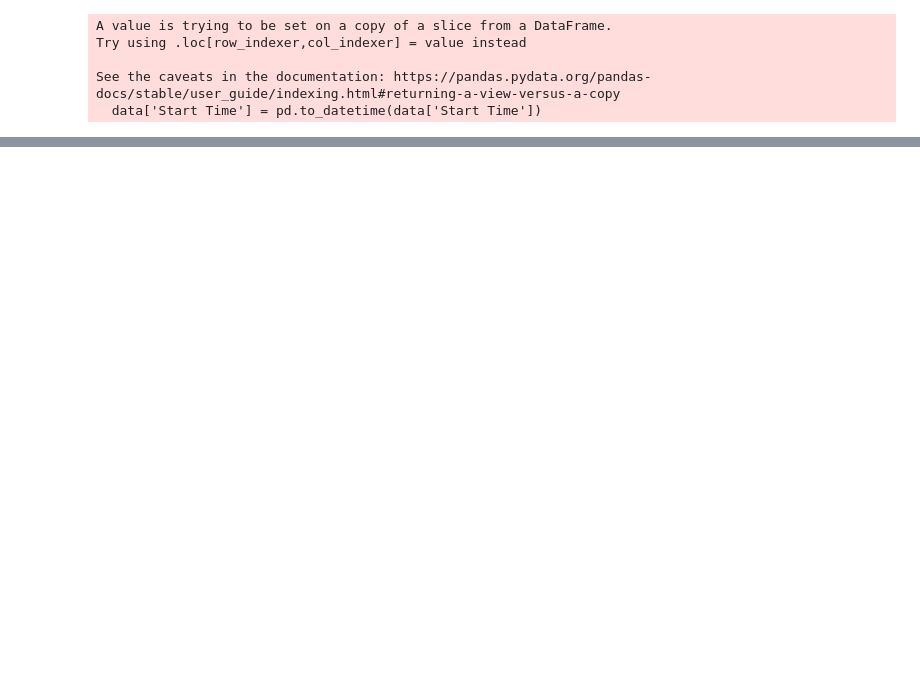
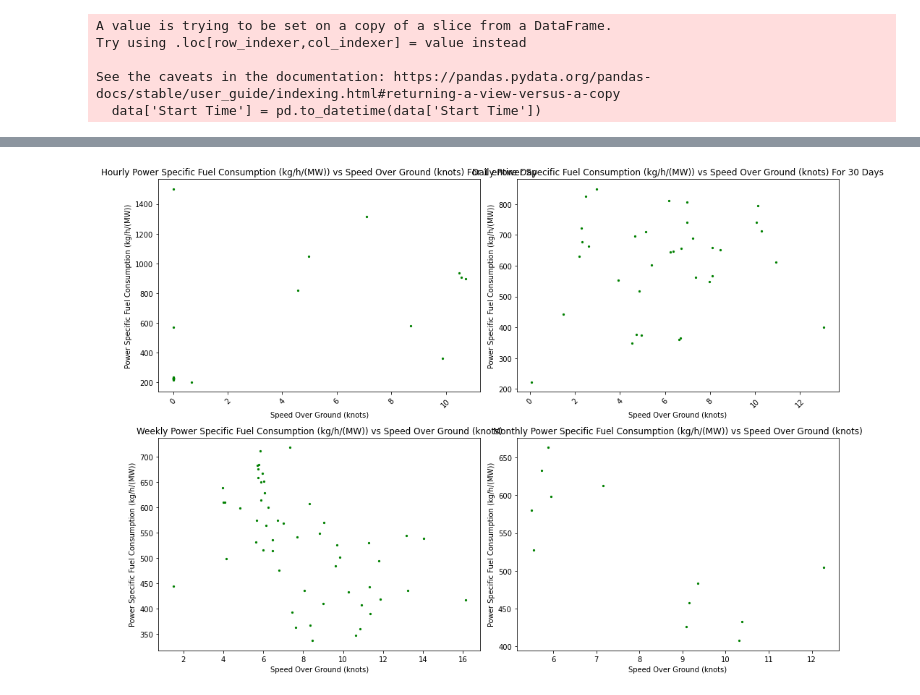
Before and after one commit to AKktk/Cruise_Performance_Analysis, a Jupyter notebook: eda.ipynb, the cells around one changed output, grey strips where cells are left out. Drawn from its saved outputs; the diff is of its cells as text; code cells hidden in the pictures; blank space fills up the shorter version.

```diff
--- a/eda.ipynb
+++ b/eda.ipynb
@@ -258,2 +360,6 @@ pair_plot(h_kpi, d_kpi, w_kpi, m_kpi, 'Fuel Consumption per nautical mile', 'Sea
+# %%
+pair_plot(h_kpi, d_kpi, w_kpi, m_kpi, 'Power Specific Fuel Consumption (kg/h/(MW))', 'Speed Over Ground (knots)')
+# %% [output]
+[figure, added]
 # %% [markdown]
 **Comments(Vessel 1):**
```
Also changed, not shown: parts of 51 cells of this notebook, 5 other files.
